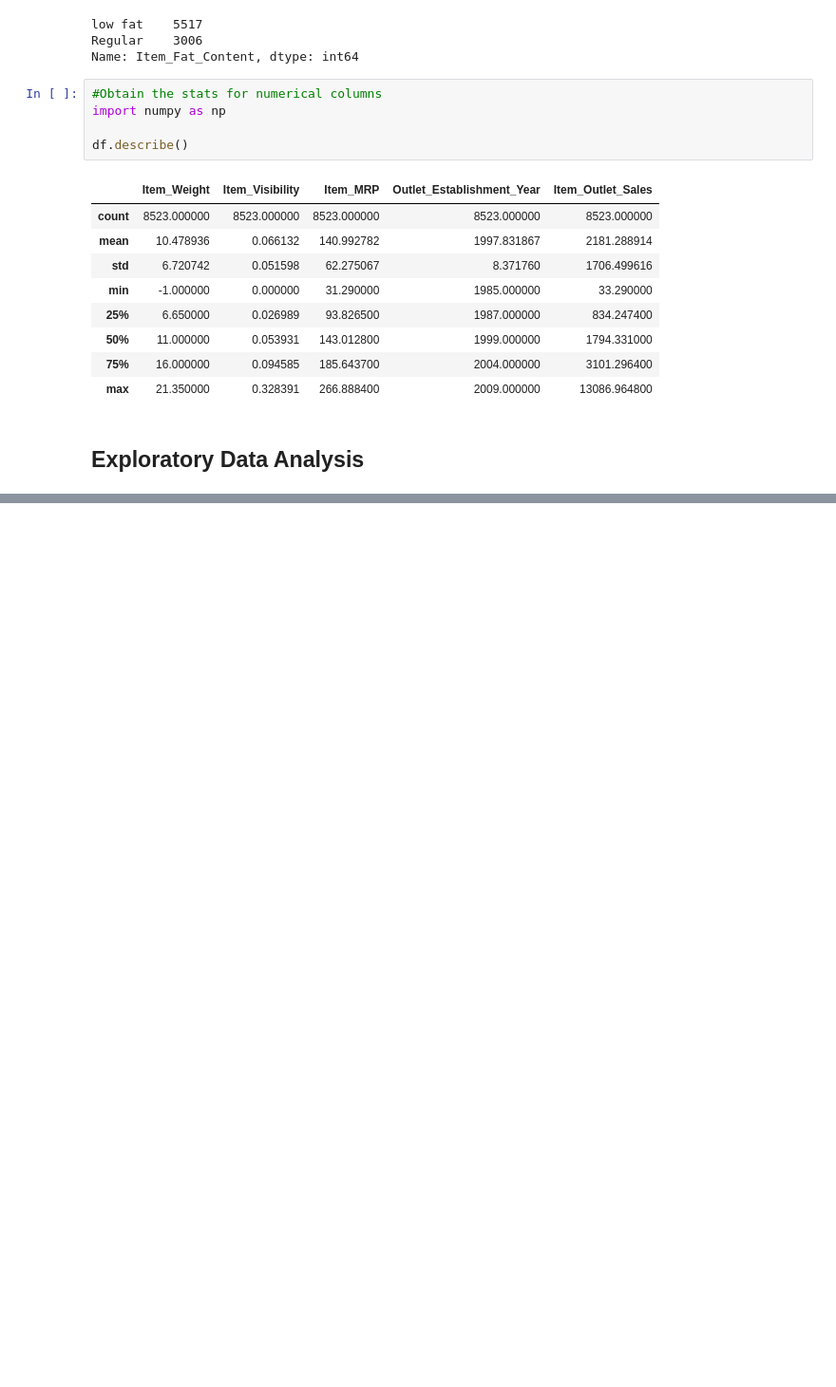
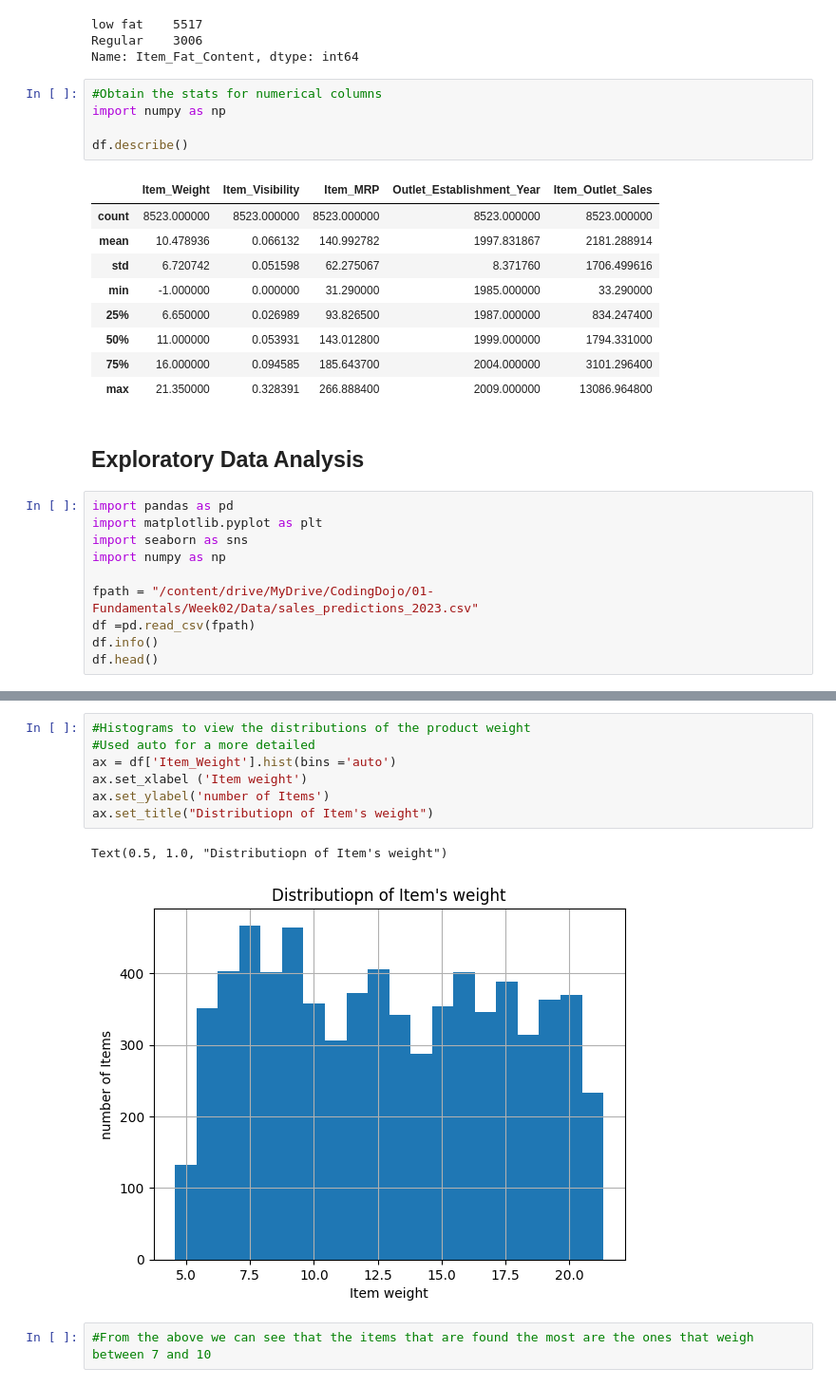
Before and after one commit to SinothileB/Prediction-of-Product-Sales, a Jupyter notebook: Markdown.ipynb, the cells around one changed output, grey strips where cells are left out. Shown at 95% size. Saved outputs shown, nothing was run; the diff lists cells and outputs as text; blank space fills up the shorter version.

```diff
--- a/Markdown.ipynb
+++ b/Markdown.ipynb
@@ -193,3 +193,13 @@ df.describe()
 | max | 21.350000 | 0.328391 | 266.888400 | 2009.000000 | 13086.964800 |
 # %% [markdown]
 ## Exploratory Data Analysis
+# %%
+import pandas as pd
+import matplotlib.pyplot as plt
+import seaborn as sns
+import numpy as np
+
+fpath = "/content/drive/MyDrive/CodingDojo/01-Fundamentals/Week02/Data/sales_predictions_2023.csv"
+df =pd.read_csv(fpath)
+df.info()
+df.head()
@@ -195,0 +234,12 @@ df.describe()
+# %%
+#Histograms to view the distributions of the product weight
+#Used auto for a more detailed
+ax = df['Item_Weight'].hist(bins ='auto')
+ax.set_xlabel ('Item weight')
+ax.set_ylabel('number of Items')
+ax.set_title("Distributiopn of Item's weight")
+# %% [output]
+Text(0.5, 1.0, "Distributiopn of Item's weight")
+[figure, added]
+# %%
+#From the above we can see that the items that are found the most are the ones that weigh between 7 and 10
```
Also changed, not shown: parts of 15 cells of this notebook.
